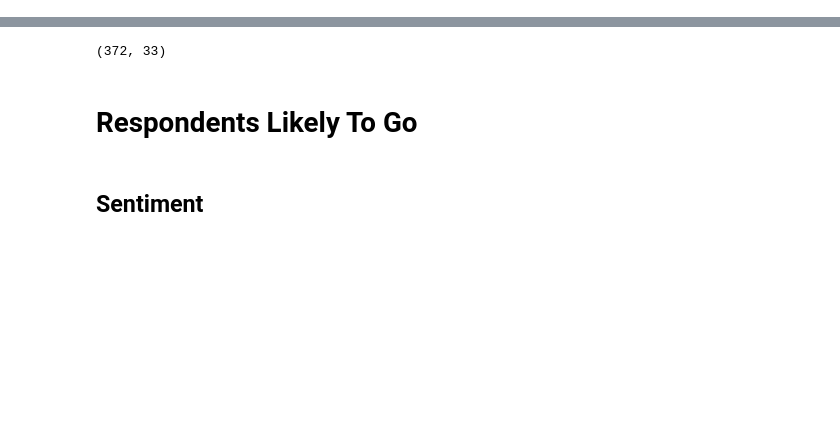
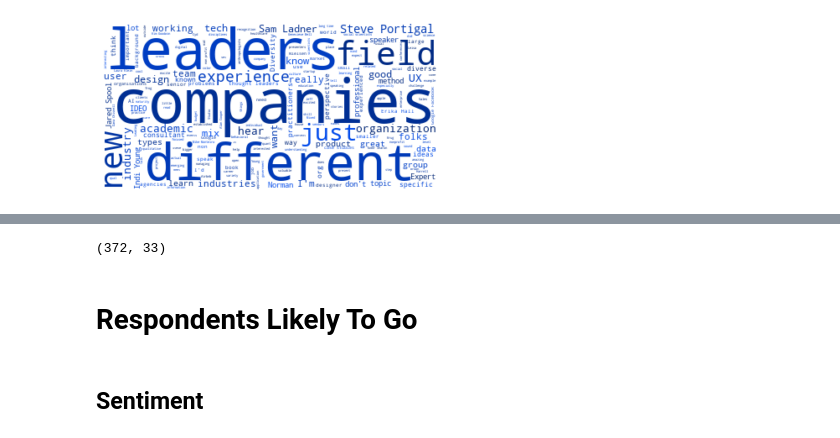
Before and after one commit to PersonaPredicta/Survey_Says..., a Jupyter notebook: fred/MVPlo.ipynb, the cells around one changed output, grey strips where cells are left out. Saved outputs shown, nothing was run; the diff lists cells and outputs as text; code cells hidden in the pictures; blank space fills up the shorter version.

```diff
--- a/fred/MVPlo.ipynb
+++ b/fred/MVPlo.ipynb
@@ -58,0 +84,2 @@ likely = big_df[big_df.targetB == 1]
+# %%
+text2 = " ".join(answer for answer in likely.ideal_attendees_text.astype('str'))
@@ -58,0 +107,9 @@ likely = big_df[big_df.targetB == 1]
+# %%
+wordcloud = WordCloud(stopwords=stopWords, background_color="white").generate(text2)
+
+# Display the generated image:
+plt.imshow(wordcloud.recolor(color_func=random_color_func, random_state=3), interpolation='bilinear')
+plt.axis("off")
+plt.show()
+# %% [output]
+[figure, added]
```
Also changed, not shown: parts of 20 cells of this notebook, 2 other files.
